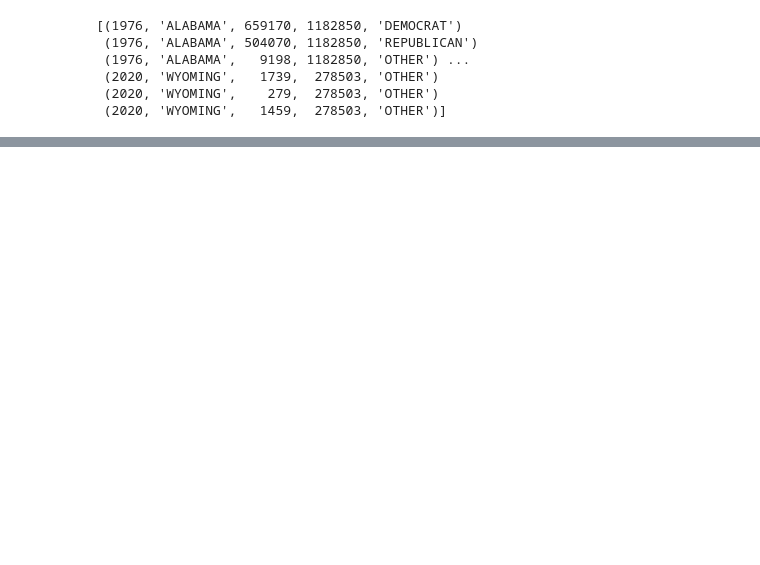
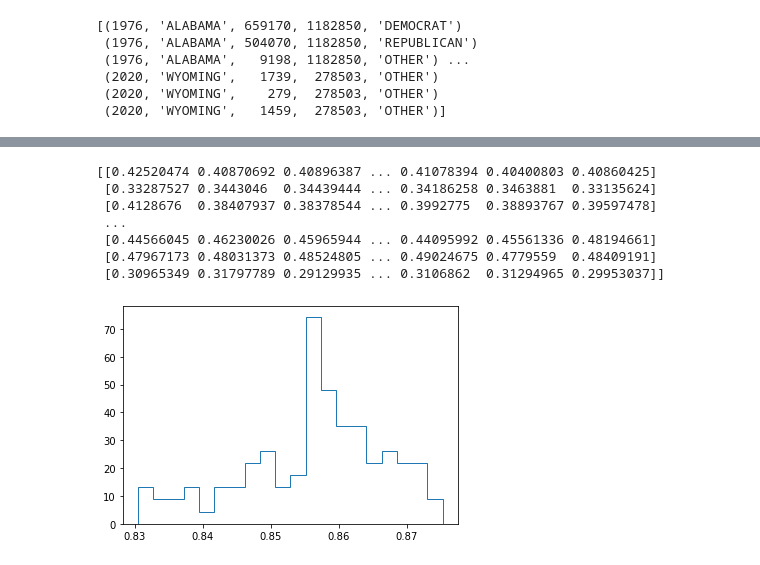
Before and after one commit to jmanlarkin/Phys321_FinalProject, a Jupyter notebook: Modeling.ipynb, the cells around one changed output, grey strips where cells are left out. Cells and saved outputs as stored; diff of their text form; code cells hidden in the pictures; blank space fills up the shorter version.

Commit message:
First Simulation Complete

```diff
--- a/Modeling.ipynb
+++ b/Modeling.ipynb
@@ -207,0 +215,15 @@ sampler.run_mcmc(initial_pos, num_iter, progress=True, skip_initial_state_check
+# %%
+chain = sampler.get_chain(discard=100, flat=True)
+first_sim = np.savetxt('first_sim.csv', chain, delimiter=',')
+# %%
+plt.hist(chain.T[8], bins = 20, density = True, histtype='step')
+print(chain.T)
+# %% [output]
+[[0.42520474 0.40870692 0.40896387 ... 0.41078394 0.40400803 0.40860425]
+ [0.33287527 0.3443046  0.34439444 ... 0.34186258 0.3463881  0.33135624]
+ [0.4128676  0.38407937 0.38378544 ... 0.3992775  0.38893767 0.39597478]
+ ...
+ [0.44566045 0.46230026 0.45965944 ... 0.44095992 0.45561336 0.48194661]
+ [0.47967173 0.48031373 0.48524805 ... 0.49024675 0.4779559  0.48409191]
+ [0.30965349 0.31797789 0.29129935 ... 0.3106862  0.31294965 0.29953037]]
+[figure, added]
```
Also changed, not shown: parts of 18 cells of this notebook.
